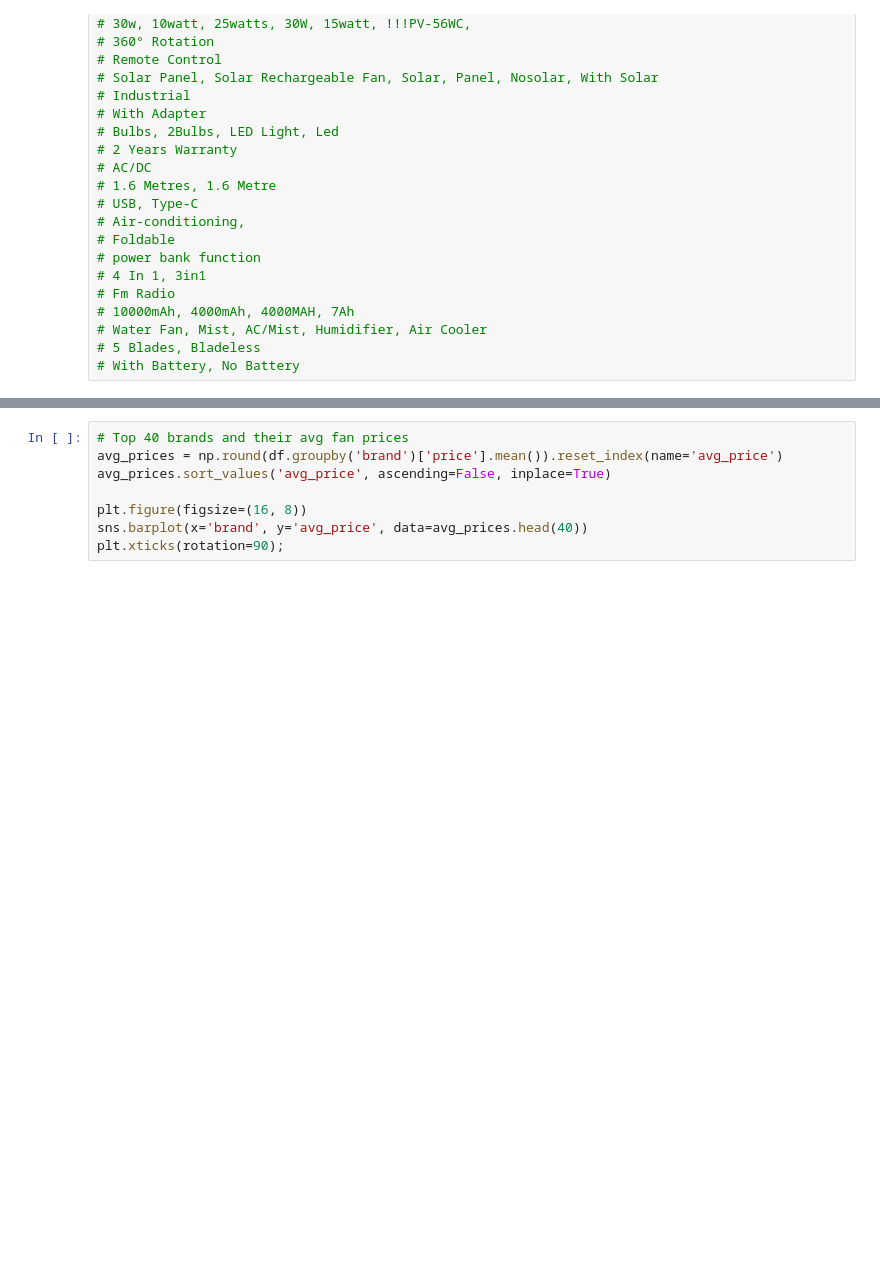
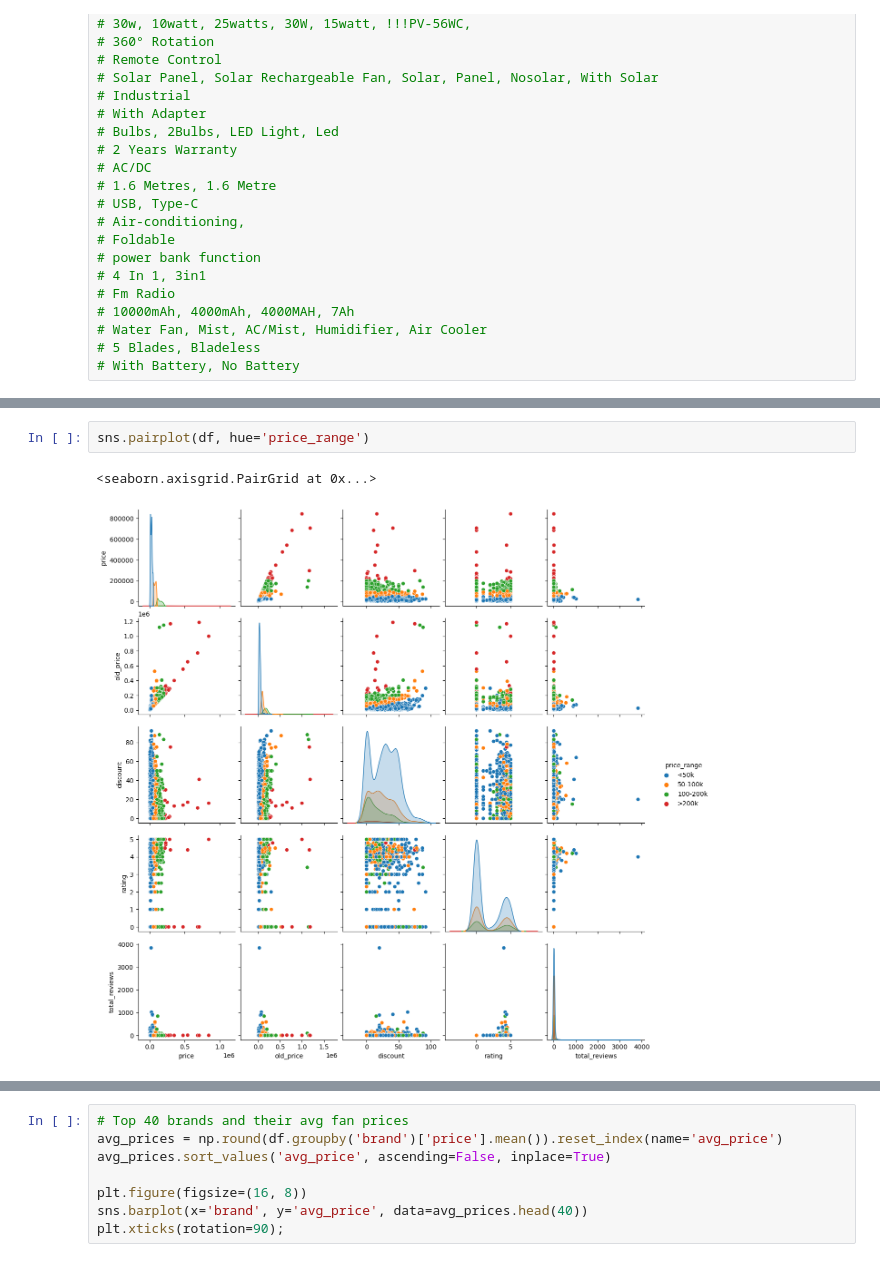
Before and after one commit to Chimmz/ecommerce-electric-fans-webscraping-analysis, a Jupyter notebook: analysis.ipynb, the cells around one changed output, grey strips where cells are left out. Saved outputs shown, nothing was run; the diff lists cells and outputs as text; blank space fills up the shorter version.

```diff
--- a/analysis.ipynb
+++ b/analysis.ipynb
@@ -281,0 +321,5 @@ https://gist.github.com/mwaskom/de44147ed2974457ad6372750bbe5751
+# %%
+sns.pairplot(df, hue='price_range')
+# %% [output]
+<seaborn.axisgrid.PairGrid at 0x...>
+[figure, added]
```
Also changed, not shown: parts of 28 cells of this notebook, 3 other files.
